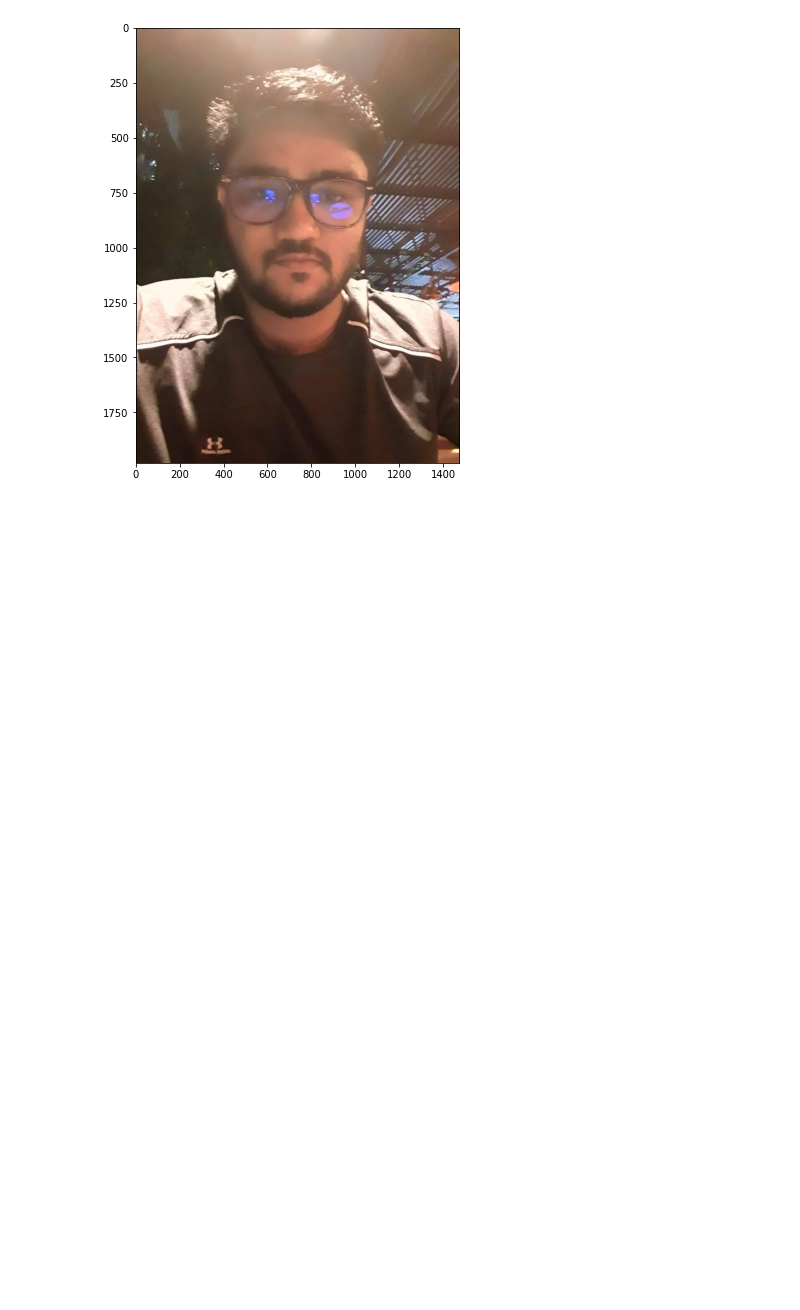
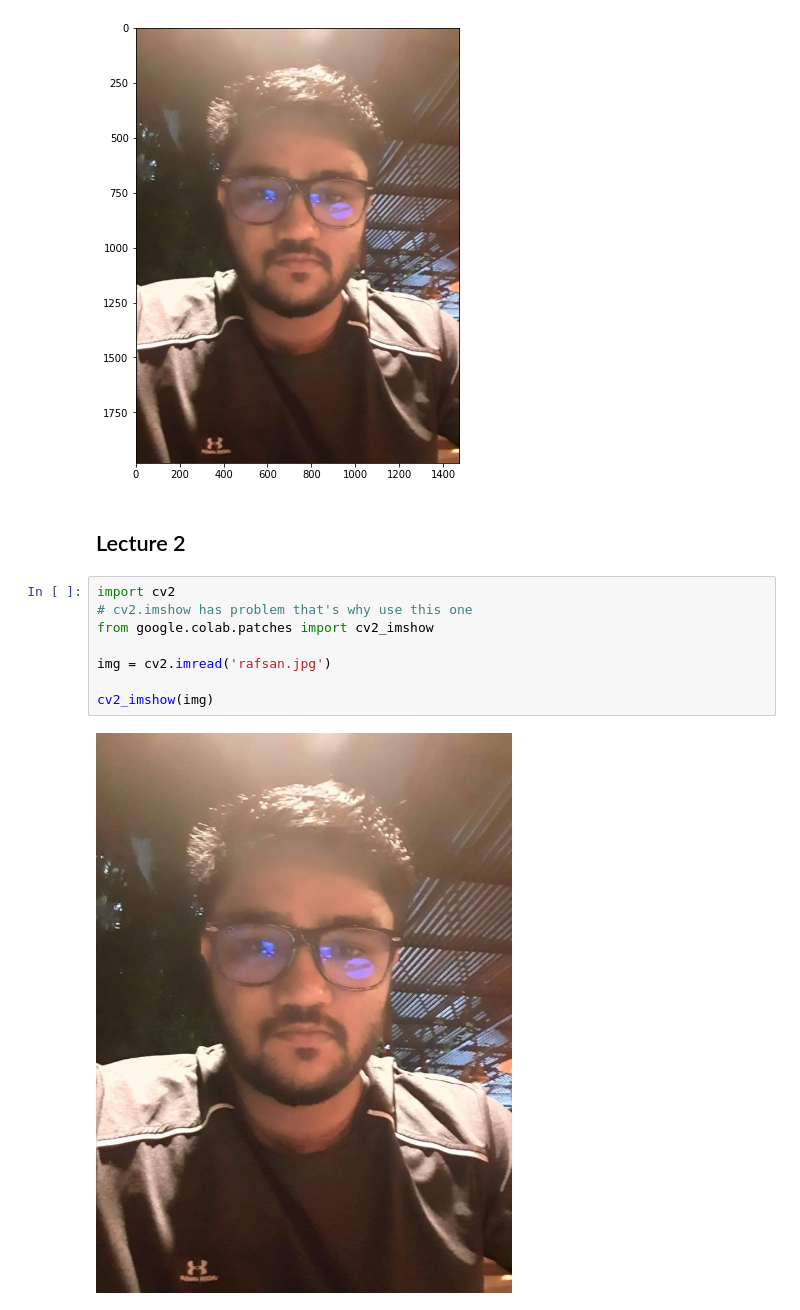
Before and after one commit to mamuncseru/opencv-practice, a Jupyter notebook: OpenCV.ipynb, the cells around one changed output. Cells and saved outputs as stored; diff of their text form; blank space fills up the shorter version.

```diff
--- a/OpenCV.ipynb
+++ b/OpenCV.ipynb
@@ -112,3 +112,15 @@ ax.imshow(fix_img)
 # %% [output]
 <matplotlib.image.AxesImage at 0x...>
 [figure]
+# %% [markdown]
+## Lecture 2
+# %%
+import cv2
+# cv2.imshow has problem that's why use this one
+from google.colab.patches import cv2_imshow
+
+img = cv2.imread('rafsan.jpg')
+
+cv2_imshow(img)
+# %% [output]
+[figure, added]
```
Also changed, not shown: parts of 11 cells of this notebook.
